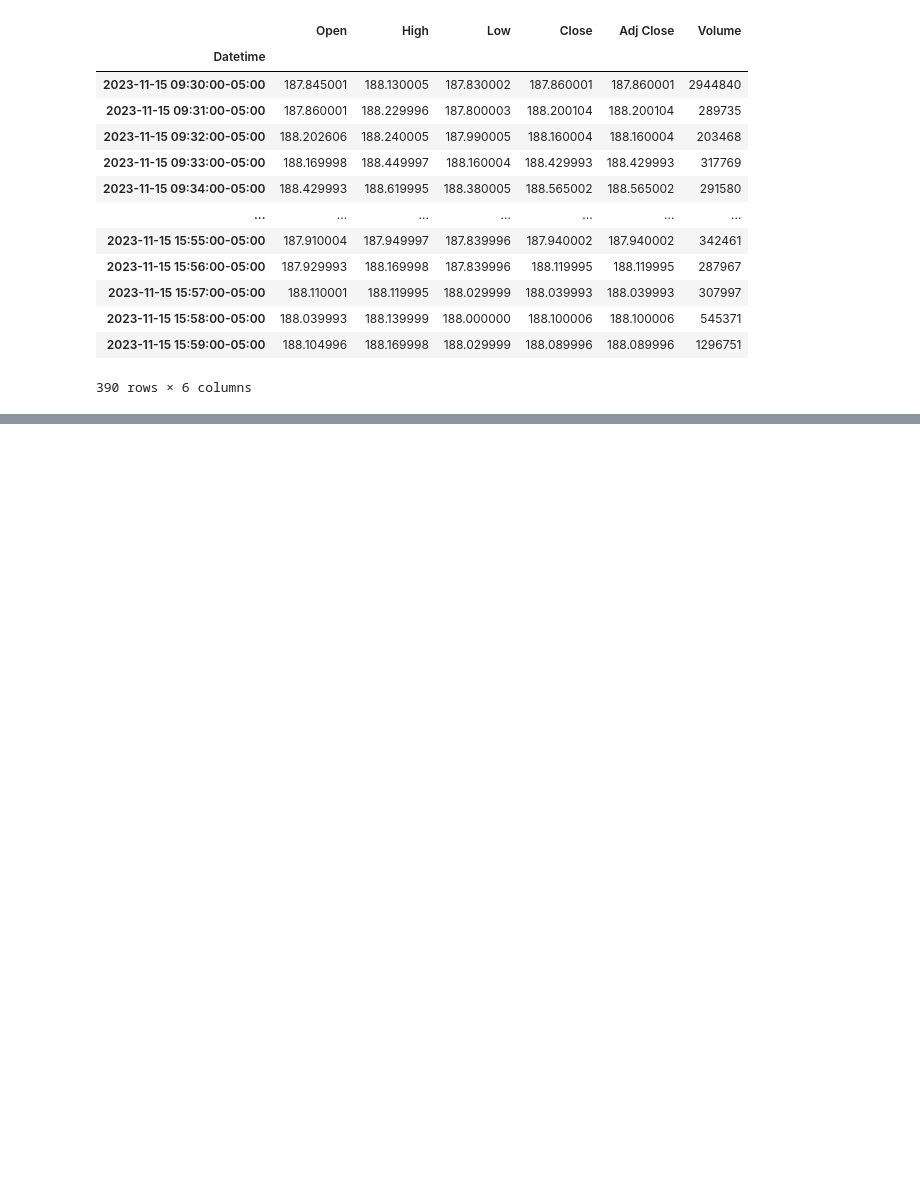
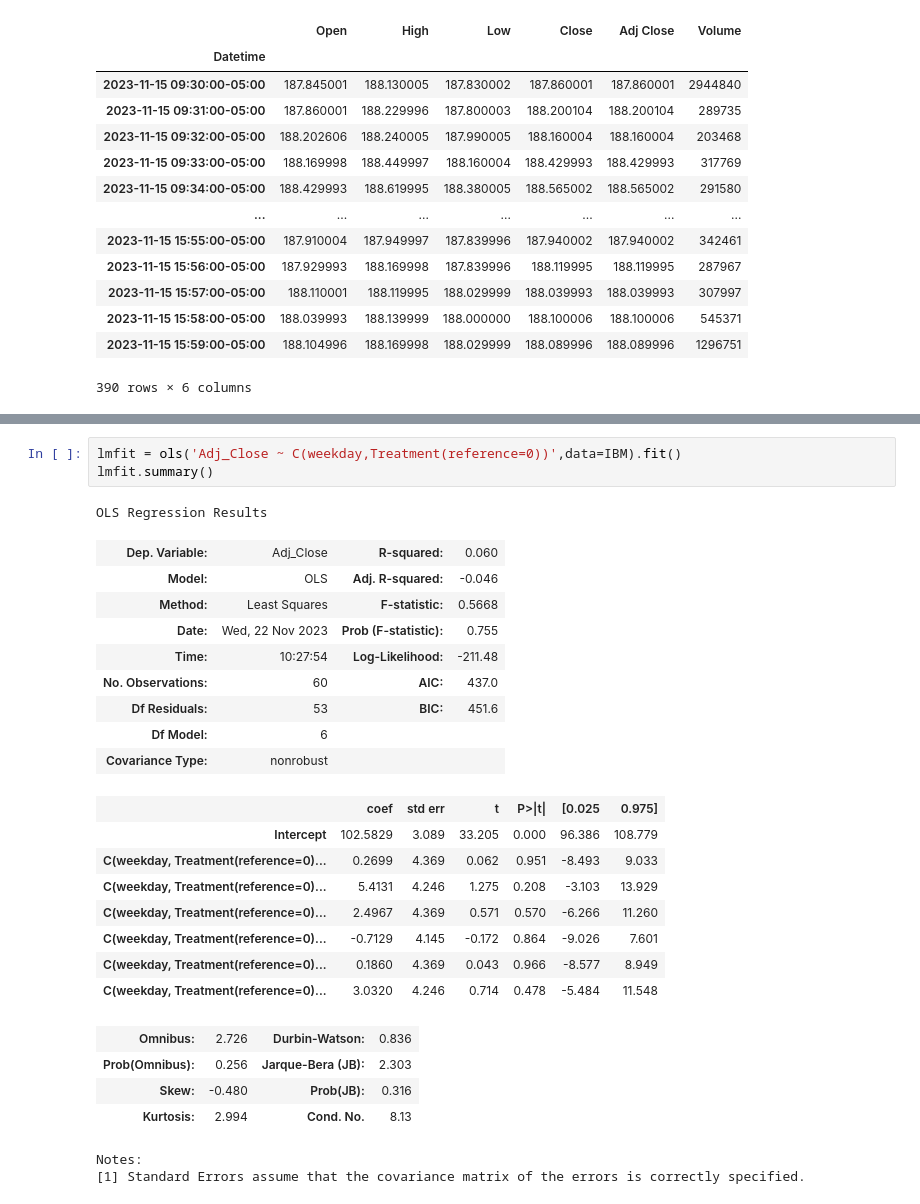
Before and after one commit to leoouyang781/Test-Repository, a Jupyter notebook: Python-For-Finance-2nd-Edition/Chapter 4.ipynb, the cells around one changed output, grey strips where cells are left out. Saved outputs shown, nothing was run; the diff lists cells and outputs as text; blank space fills up the shorter version.

```diff
--- a/Python-For-Finance-2nd-Edition/Chapter 4.ipynb
+++ b/Python-For-Finance-2nd-Edition/Chapter 4.ipynb
@@ -716,0 +848,28 @@ x
+# %%
+lmfit = ols('Adj_Close ~ C(weekday,Treatment(reference=0))',data=IBM).fit()
+lmfit.summary()
+# %% [output]
+OLS Regression Results
+| Dep. Variable: | Adj_Close | R-squared: | 0.060 |
+| Model: | OLS | Adj. R-squared: | -0.046 |
+| Method: | Least Squares | F-statistic: | 0.5668 |
+| Date: | Wed, 22 Nov 2023 | Prob (F-statistic): | 0.755 |
+| Time: | 10:27:54 | Log-Likelihood: | -211.48 |
+| No. Observations: | 60 | AIC: | 437.0 |
+| Df Residuals: | 53 | BIC: | 451.6 |
+| Df Model: | 6 |  |  |
+| Covariance Type: | nonrobust |  |  |
+|  | coef | std err | t | P>|t| | [0.025 | 0.975] |
+| Intercept | 102.5829 | 3.089 | 33.205 | 0.000 | 96.386 | 108.779 |
+| C(weekday, Treatment(reference=0)... | 0.2699 | 4.369 | 0.062 | 0.951 | -8.493 | 9.033 |
+| C(weekday, Treatment(reference=0)... | 5.4131 | 4.246 | 1.275 | 0.208 | -3.103 | 13.929 |
+| C(weekday, Treatment(reference=0)... | 2.4967 | 4.369 | 0.571 | 0.570 | -6.266 | 11.260 |
+| C(weekday, Treatment(reference=0)... | -0.7129 | 4.145 | -0.172 | 0.864 | -9.026 | 7.601 |
+| C(weekday, Treatment(reference=0)... | 0.1860 | 4.369 | 0.043 | 0.966 | -8.577 | 8.949 |
+| C(weekday, Treatment(reference=0)... | 3.0320 | 4.246 | 0.714 | 0.478 | -5.484 | 11.548 |
+| Omnibus: | 2.726 | Durbin-Watson: | 0.836 |
+| Prob(Omnibus): | 0.256 | Jarque-Bera (JB): | 2.303 |
+| Skew: | -0.480 | Prob(JB): | 0.316 |
+| Kurtosis: | 2.994 | Cond. No. | 8.13 |
+Notes:
+[1] Standard Errors assume that the covariance matrix of the errors is correctly specified.
```
Also changed, not shown: parts of 23 cells of this notebook.
